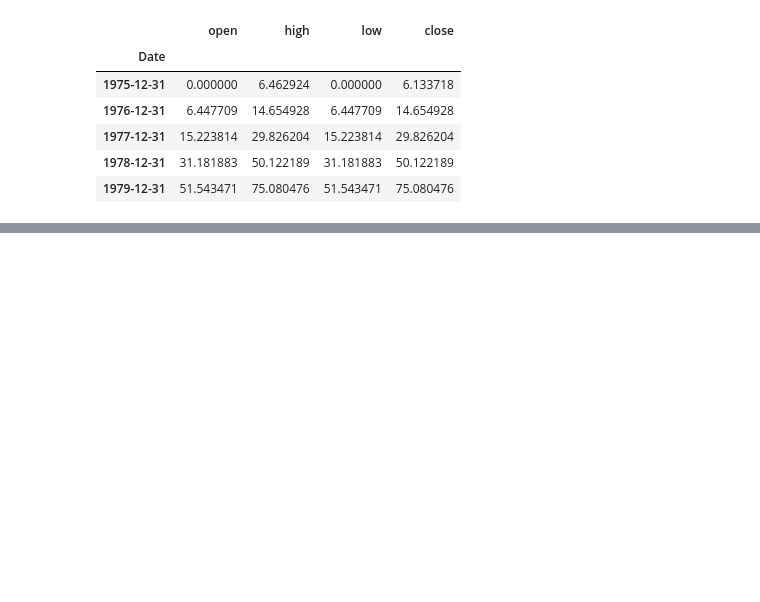
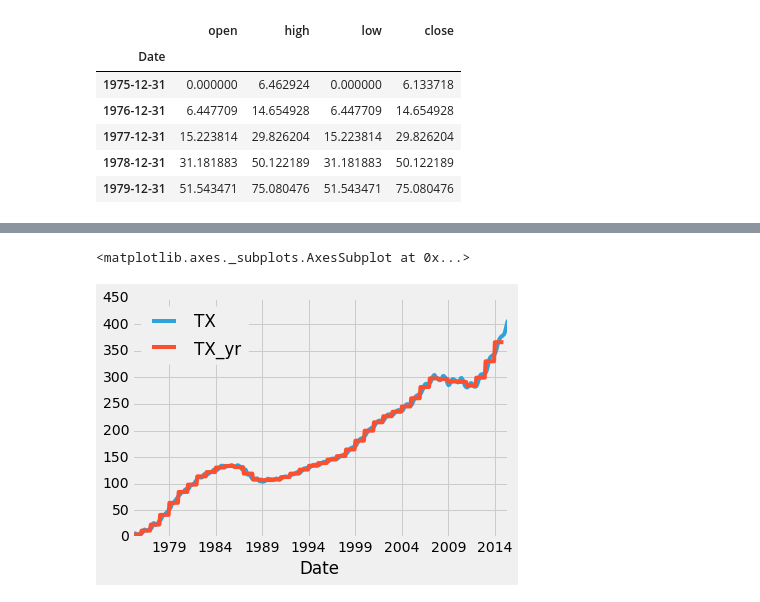
Before and after one commit to arkoneogy/mytutorials, a Jupyter notebook: python/sentdex_pandas_tut2_youtube.ipynb, the cells around one changed output, grey strips where cells are left out. Drawn from its saved outputs; the diff is of its cells as text; code cells hidden in the pictures; blank space fills up the shorter version.

```diff
--- a/python/sentdex_pandas_tut2_youtube.ipynb
+++ b/python/sentdex_pandas_tut2_youtube.ipynb
@@ -836,0 +949,6 @@ tx.head()
+# %%
+hpi2= hpi_data[['TX','TX_yr']].fillna(method= 'bfill')
+hpi2.plot()
+# %% [output]
+<matplotlib.axes._subplots.AxesSubplot at 0x...>
+[figure, added]
```
Also changed, not shown: parts of 34 cells of this notebook.
